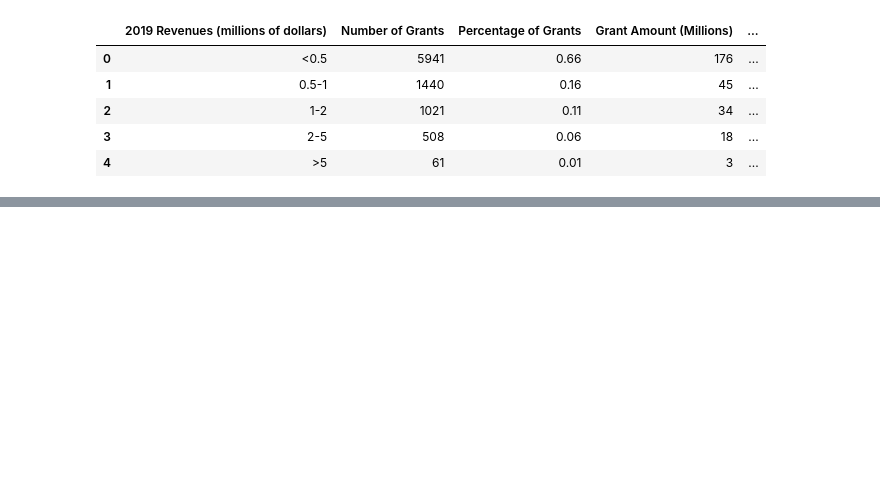
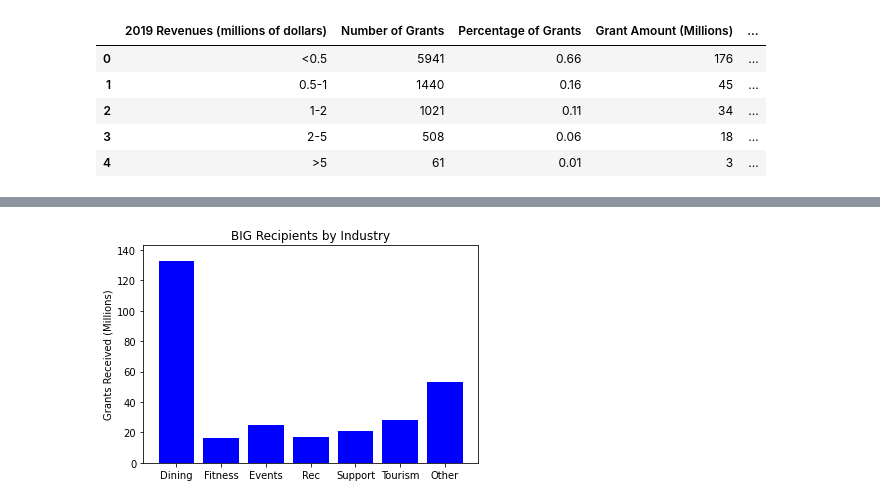
Before and after one commit to Josh-Weidenaar/Project_1, a Jupyter notebook: BIG_viz.ipynb, the cells around one changed output, grey strips where cells are left out. Cells and saved outputs as stored; diff of their text form; code cells hidden in the pictures; blank space fills up the shorter version.

```diff
--- a/BIG_viz.ipynb
+++ b/BIG_viz.ipynb
@@ -46,2 +52,26 @@ big_by_ind_df.head()
+# %%
+# Bar chart for BIG recipients by industry
+ind = ["Dining", "Fitness", "Events", "Rec", "Support", "Tourism", "Other"]
+amt_ind = big_by_ind_df["Grant Amount (Millions)"]
+x_axis_ind = np.arange(len(amt_ind))
+
+# Create the ticks for our bar chart's x axis
+tick_locations = [value for value in x_axis_ind]
+plt.xticks(tick_locations, ind)
+
+# Set the limits of the y axis
+plt.ylim(0, max(amt_ind)+10)
+
+# Give the chart a title and y label
+plt.title("BIG Recipients by Industry")
+plt.ylabel("Grants Received (Millions)")
+
+plt.bar(x_axis_ind, amt_ind, color="b", align="center")
+
+# Save an image of the chart and print it to the screen
+plt.savefig("../Project_1/BarInd.png")
+plt.show()
+# %% [output]
+[figure, added]
 # %%
 # BIG recipients by race
```
Also changed, not shown: parts of 6 cells of this notebook, 4 other files.
